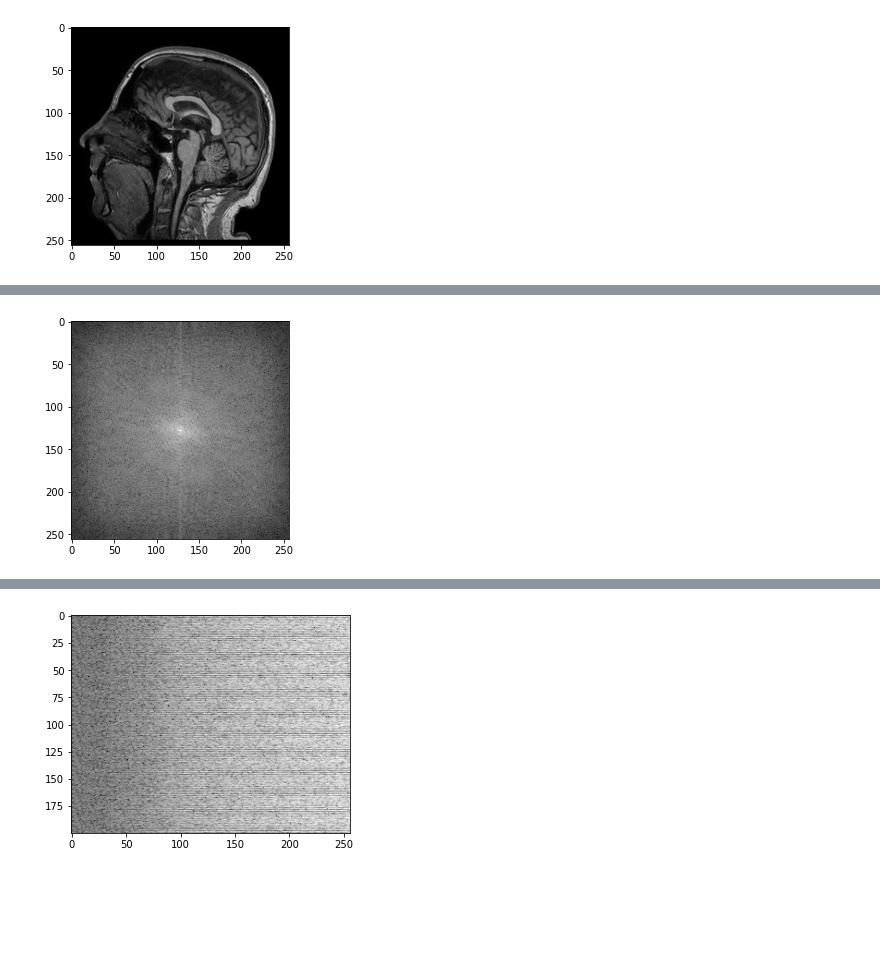
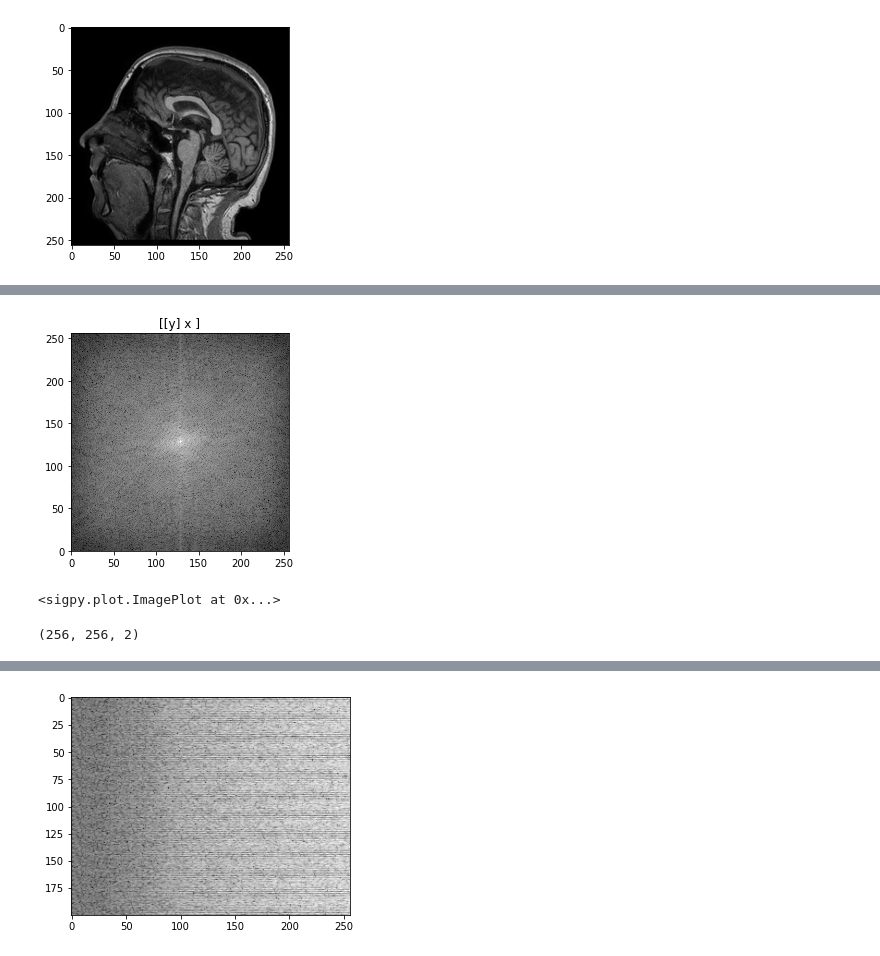
Before and after one commit to xinyiwan/Image-Reconstruction, a Jupyter notebook: test.ipynb, the cells around one changed output, grey strips where cells are left out. Drawn from its saved outputs; the diff is of its cells as text; code cells hidden in the pictures; blank space fills up the shorter version.

```diff
--- a/test.ipynb
+++ b/test.ipynb
@@ -45,9 +47,14 @@ dcf.shape
 # %%
 ## FT on original img to get k-space
 ksp = sp.fft(img)
-show_kspace(ksp)
+pl.ImagePlot(ksp,mode = 'l')
 # %% [output]
-[figure, old version]
+[figure, new version]
+<sigpy.plot.ImagePlot at 0x...>
+# %%
+coord.shape
+# %% [output]
+(256, 256, 2)
 # %%
 # Cartesian sample and reconstruct
 def cartesian_sample(af,ksp):
```
Also changed, not shown: parts of 10 cells of this notebook, 6 other files.
